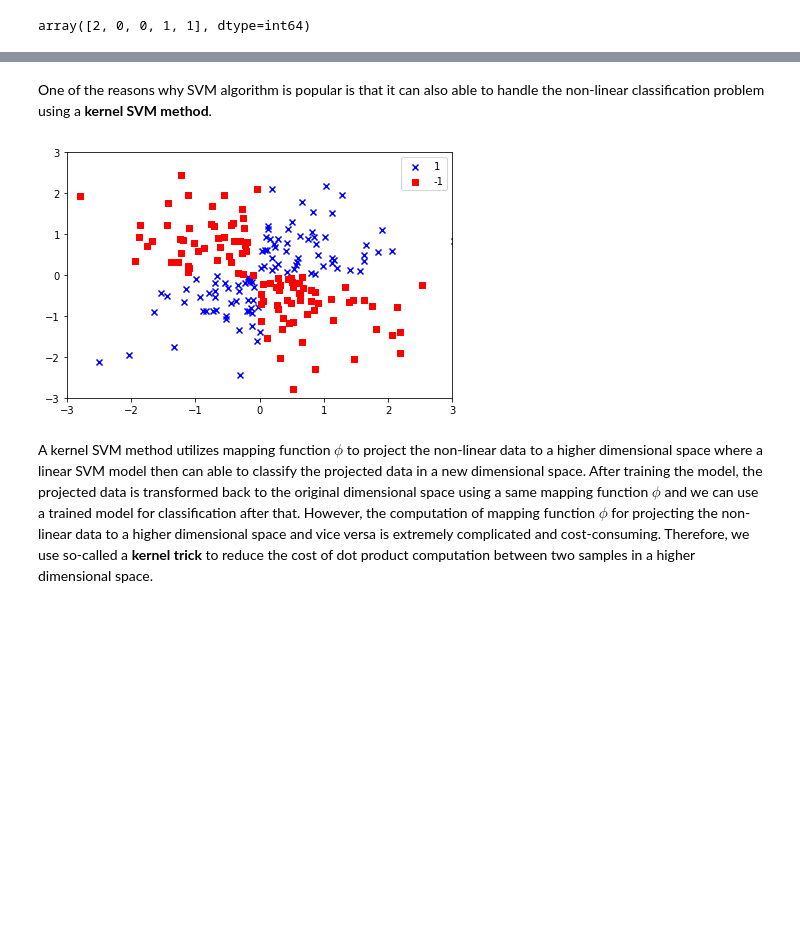
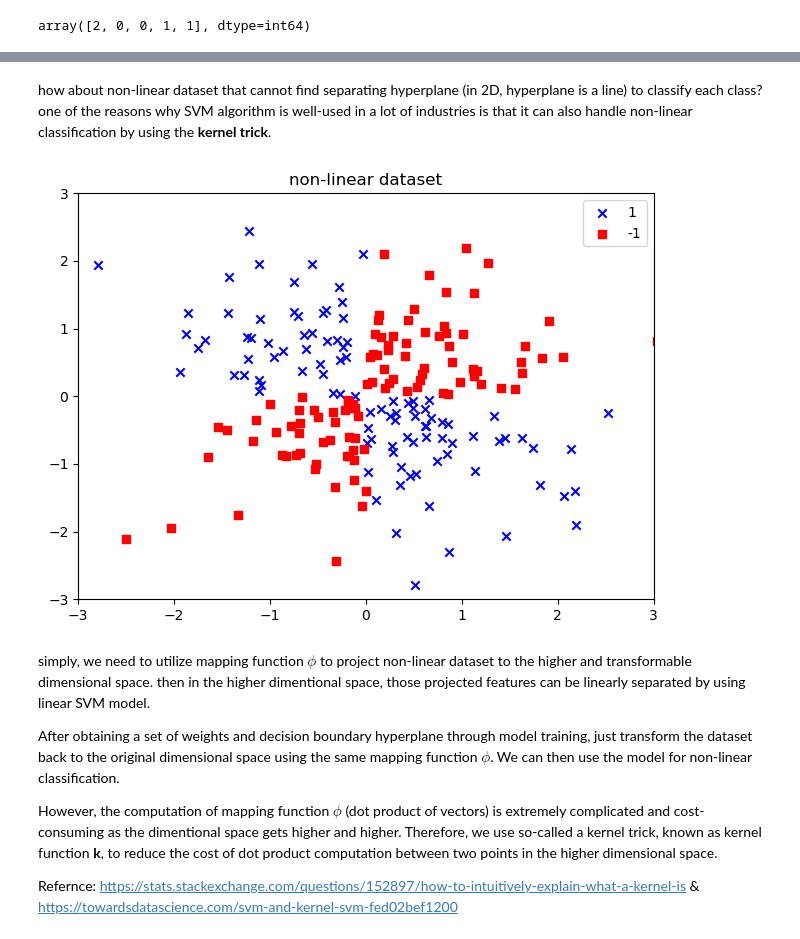
Before and after one commit to hanjihun2000/machine-learning, a Jupyter notebook: guide/classification-models.ipynb, the cells around one changed output, grey strips where cells are left out. Cells and saved outputs as stored; diff of their text form; code cells hidden in the pictures; blank space fills up the shorter version.

```diff
--- a/guide/classification-models.ipynb
+++ b/guide/classification-models.ipynb
@@ -251,33 +236,26 @@ plt.show()
 # %% [markdown]
-One of the reasons why SVM algorithm is popular is that it can also able to handle the non-linear classification problem using a **kernel SVM method**.
+how about non-linear dataset that cannot find separating hyperplane (in 2D, hyperplane is a line) to classify each class? one of the reasons why SVM algorithm is well-used in a lot of industries is that it can also handle non-linear classification by using the **kernel trick**.
 # %%
-# non-linear dataset
 np.random.seed(1)
 X_xor = np.random.randn(200, 2)
 y_xor = np.logical_xor(X_xor[:, 0] > 0, X_xor[:, 1] > 0)
-y_xor = np.where(y_xor, -1, 1)
-
-plt.scatter(
-    X_xor[y_xor == 1, 0],
-    X_xor[y_xor == 1, 1],
-    c = 'b',
-    marker='x',
-    label='1'
-)
-plt.scatter(
-    X_xor[y_xor == -1, 0],
-    X_xor[y_xor == -1, 1],
-    c = 'r',
-    marker='s',
-    label='-1'
-)
+y_xor = np.where(y_xor, 1, -1)
+plt.scatter(X_xor[y_xor == 1, 0], X_xor[y_xor == 1, 1], c = "b", marker="x", label="1")
+plt.scatter(X_xor[y_xor == -1, 0], X_xor[y_xor == -1, 1], c = "r", marker="s", label="-1")
 plt.xlim([-3, 3])
 plt.ylim([-3, 3])
-plt.legend(loc='best')
+plt.title("non-linear dataset")
+plt.legend(loc="best")
 plt.tight_layout()
 plt.show()
 # %% [output]
-[figure, old version]
+[figure, new version]
 # %% [markdown]
-A kernel SVM method utilizes mapping function $\phi$ to project the non-linear data to a higher dimensional space where a linear SVM model then can able to classify the projected data in a new dimensional space. After training the model, the projected data is transformed back to the original dimensional space using a same mapping function $\phi$ and we can use a trained model for classification after that. However, the computation of mapping function $\phi$ for projecting the non-linear data to a higher dimensional space and vice versa is extremely complicated and cost-consuming. Therefore, we use so-called a **kernel trick** to reduce the cost of dot product computation between two samples in a higher dimensional space.
+simply, we need to utilize mapping function $\phi$ to project non-linear dataset to the higher and transformable dimensional space. then in the higher dimentional space, those projected features can be linearly separated by using linear SVM model.
+
+After obtaining a set of weights and decision boundary hyperplane through model training, just transform the dataset back to the original dimensional space using the same mapping function $\phi$. We can then use the model for non-linear classification.
+
+However, the computation of mapping function $\phi$ (dot product of vectors) is extremely complicated and cost-consuming as the dimentional space gets higher and higher. Therefore, we use so-called a kernel trick, known as  kernel function **k**, to reduce the cost of dot product computation between two points in the higher dimensional space.
+
+Refernce: https://stats.stackexchange.com/questions/152897/how-to-intuitively-explain-what-a-kernel-is & https://towardsdatascience.com/svm-and-kernel-svm-fed02bef1200
 # %%
```
Also changed, not shown: parts of 24 cells of this notebook.
